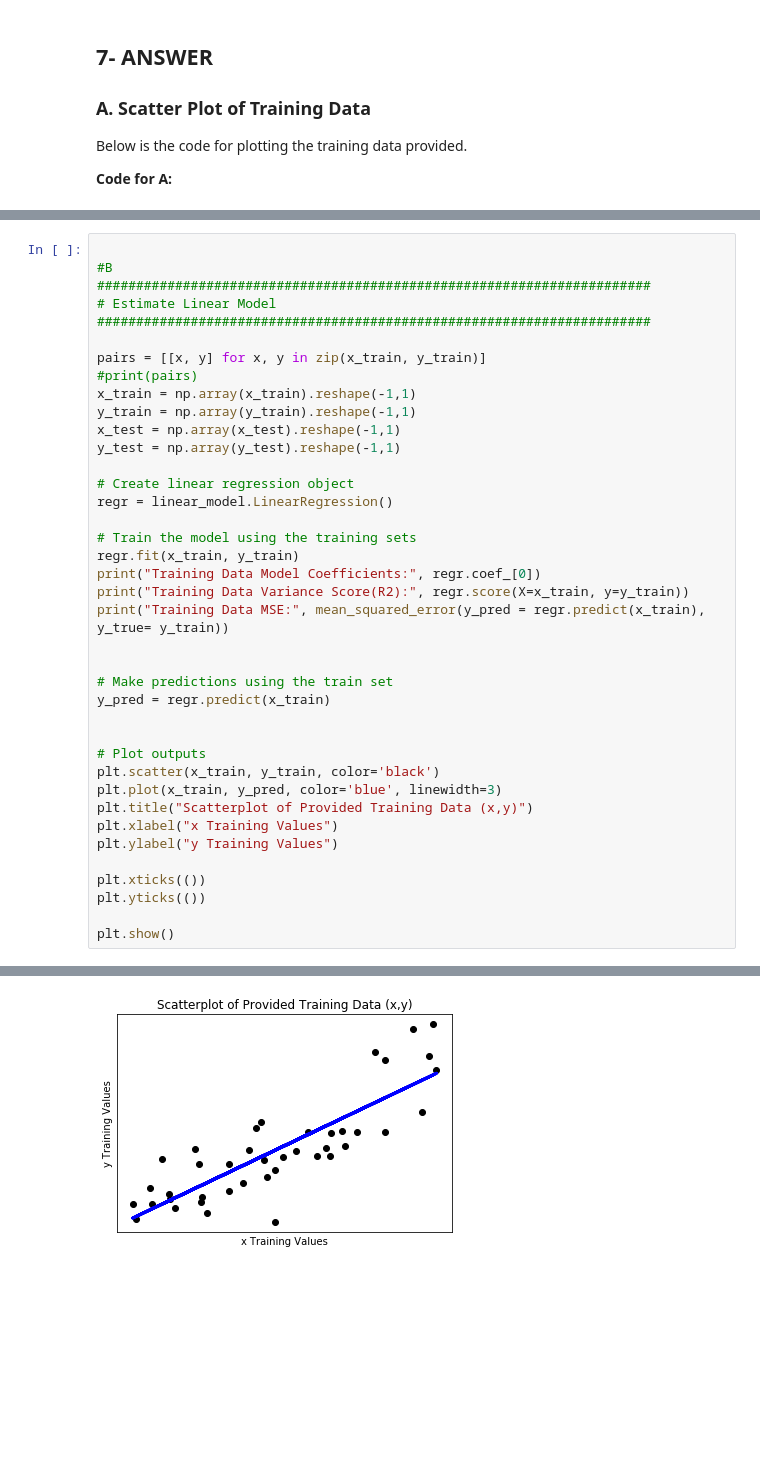
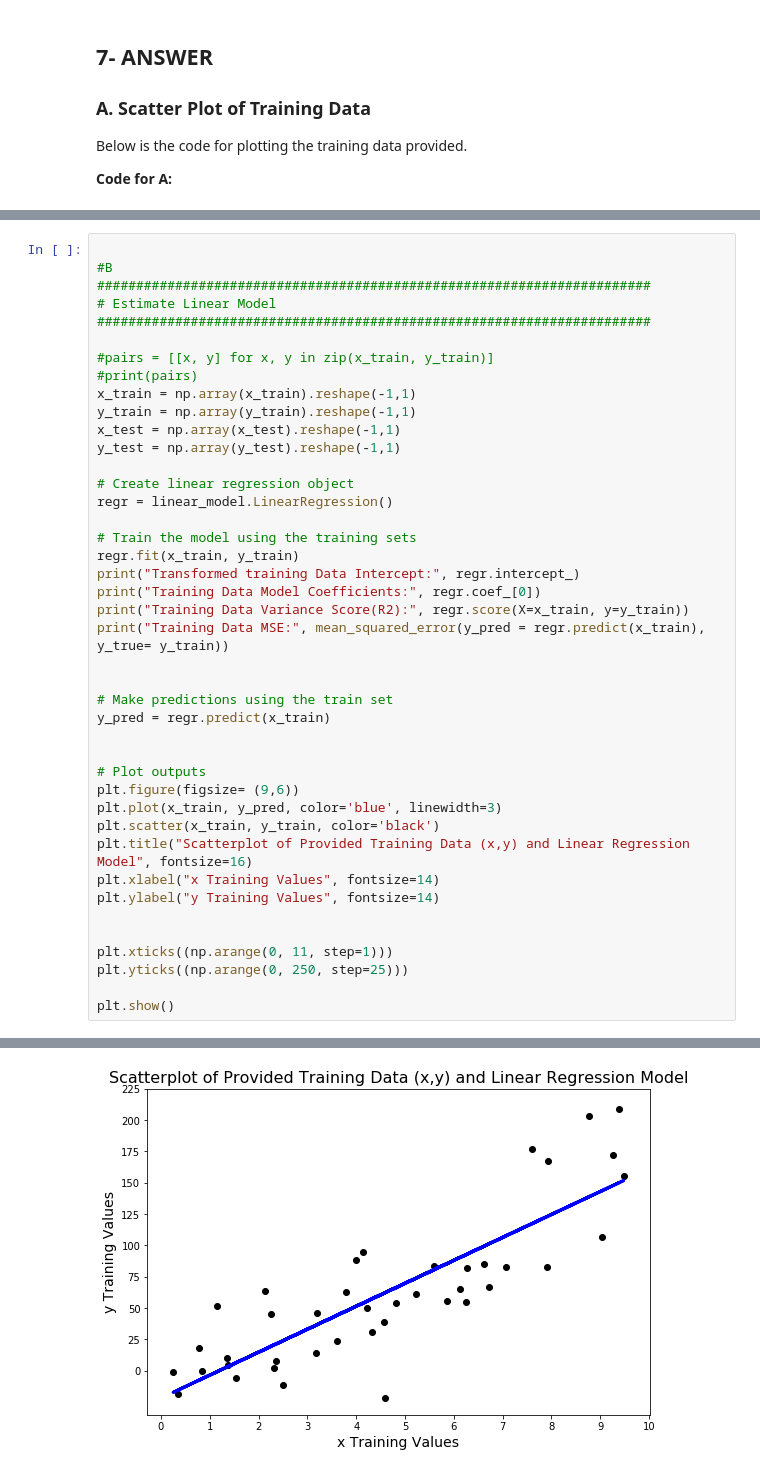
Before and after one commit to aryoung2010/machine-learning-course, a Jupyter notebook: Assignment 2_AY_FINAL.ipynb, the cells around one changed output, grey strips where cells are left out. Cells and saved outputs as stored; diff of their text form; blank space fills up the shorter version.

```diff
--- a/Assignment 2_AY_FINAL.ipynb
+++ b/Assignment 2_AY_FINAL.ipynb
@@ -1099,7 +1226,7 @@ $MSE = 1052.59 $
 # Estimate Linear Model
 #######################################################################
 
-pairs = [[x, y] for x, y in zip(x_train, y_train)]
+#pairs = [[x, y] for x, y in zip(x_train, y_train)]
 #print(pairs)
 x_train = np.array(x_train).reshape(-1,1)
 y_train = np.array(y_train).reshape(-1,1)
@@ -1111,6 +1238,7 @@ regr = linear_model.LinearRegression()
 
 # Train the model using the training sets
 regr.fit(x_train, y_train)
+print("Transformed training Data Intercept:", regr.intercept_)
 print("Training Data Model Coefficients:", regr.coef_[0])
 print("Training Data Variance Score(R2):", regr.score(X=x_train, y=y_train))
 print("Training Data MSE:", mean_squared_error(y_pred = regr.predict(x_train), y_true= y_train))
@@ -1121,14 +1249,16 @@ y_pred = regr.predict(x_train)
 
 
 # Plot outputs
+plt.figure(figsize= (9,6))
+plt.plot(x_train, y_pred, color='blue', linewidth=3)
 plt.scatter(x_train, y_train, color='black')
-plt.plot(x_train, y_pred, color='blue', linewidth=3)
-plt.title("Scatterplot of Provided Training Data (x,y)")
-plt.xlabel("x Training Values")
-plt.ylabel("y Training Values")
+plt.title("Scatterplot of Provided Training Data (x,y) and Linear Regression Model", fontsize=16)
+plt.xlabel("x Training Values", fontsize=14)
+plt.ylabel("y Training Values", fontsize=14)
 
-plt.xticks(())
-plt.yticks(())
+
+plt.xticks((np.arange(0, 11, step=1)))
+plt.yticks((np.arange(0, 250, step=25)))
 
 plt.show()
 # %% [output]
@@ -1135,7 +1266,7 @@ plt.show()
 Training Data Model Coefficients: [18.30320685]
 Training Data Variance Score(R2): 0.7014590913812251
 Training Data MSE: 1052.5853662498014
-[figure, old version]
+[figure, new version]
 # %% [markdown]
 ### C. Estimation of Transformed Model Using Training Data: (log(x))
 
```
Also changed, not shown: parts of 26 cells of this notebook.
